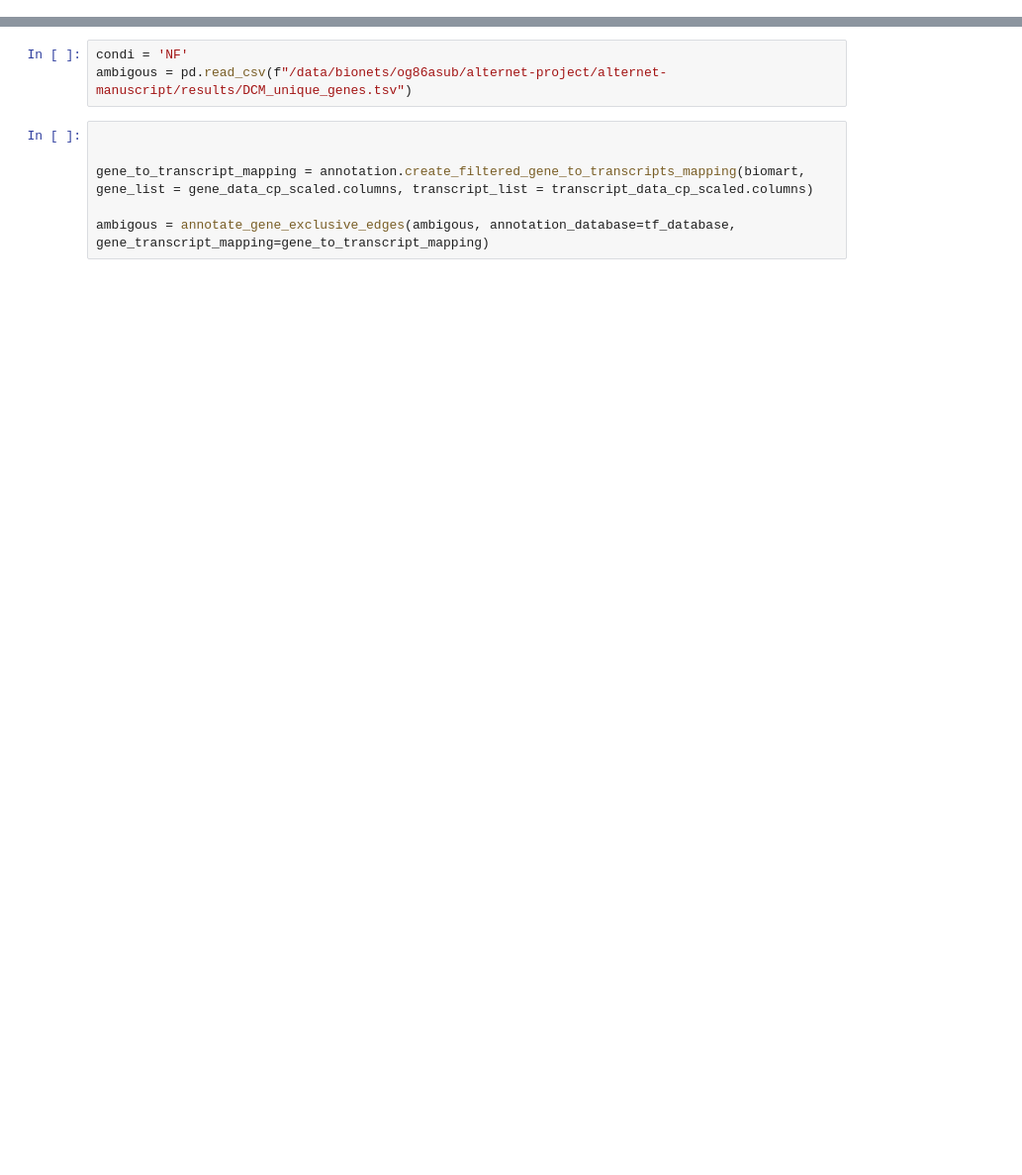
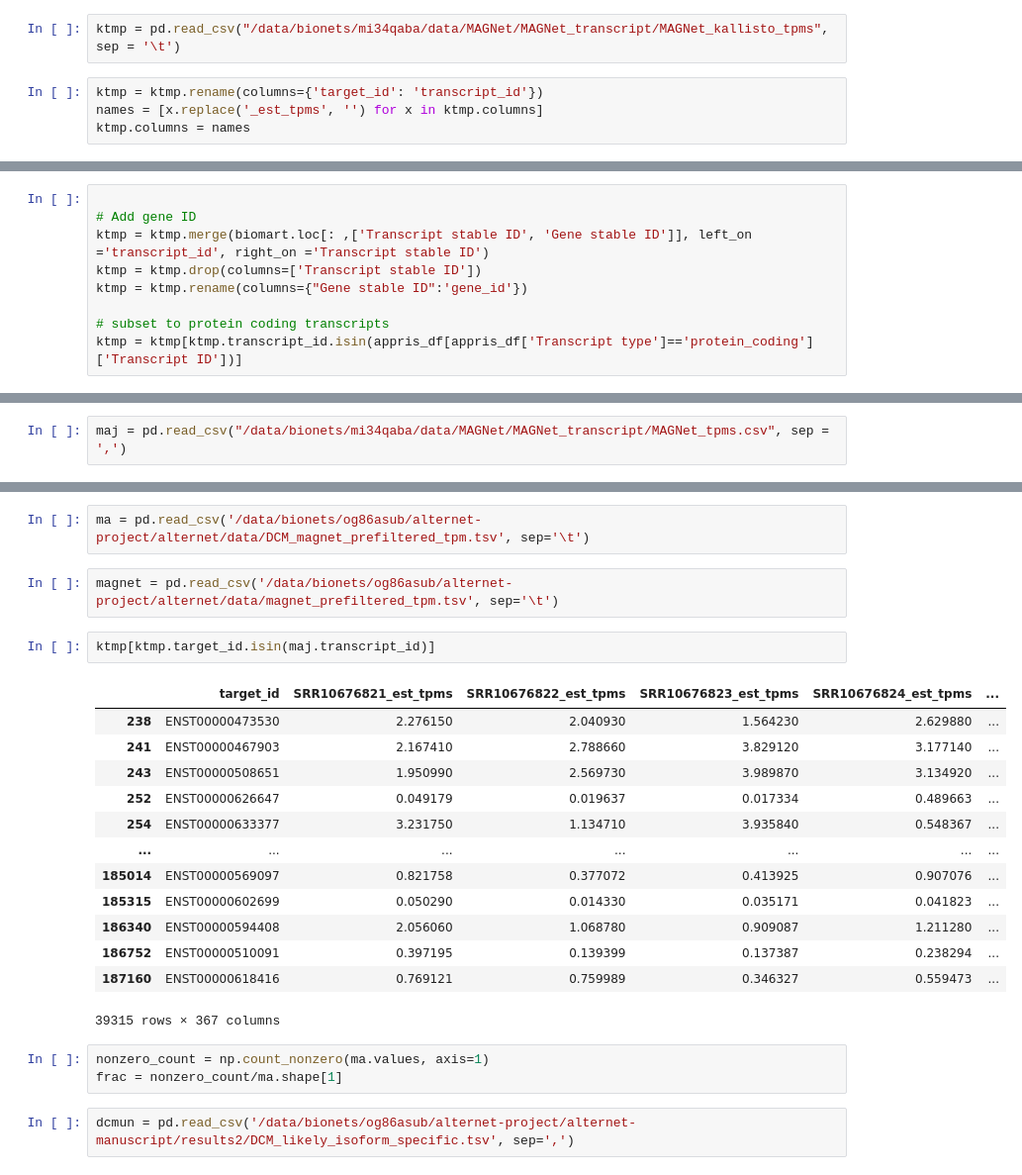
Before and after one commit to matthewdbradley/alternet_fork, a Jupyter notebook: src/alternet/tutorials/alternet_tutorial.ipynb, the cells around one changed output, grey strips where cells are left out. Shown at 99% size. Drawn from its saved outputs; the diff is of its cells as text; blank space fills up the shorter version.

Commit message:
alternet new pipeline

```diff
--- a/src/alternet/tutorials/alternet_tutorial.ipynb
+++ b/src/alternet/tutorials/alternet_tutorial.ipynb
@@ -413,0 +238,6 @@ def get_common_annotations(gene_id, transcript_ids, annotation_database):
+# %%
+ktmp = pd.read_csv("/data/bionets/mi34qaba/data/MAGNet/MAGNet_transcript/MAGNet_kallisto_tpms", sep = '\t')
+# %%
+ktmp = ktmp.rename(columns={'target_id': 'transcript_id'})
+names = [x.replace('_est_tpms', '') for x in ktmp.columns]
+ktmp.columns = names
@@ -413,0 +246,9 @@ def get_common_annotations(gene_id, transcript_ids, annotation_database):
+# %%
+
+# Add gene ID
+ktmp = ktmp.merge(biomart.loc[: ,['Transcript stable ID', 'Gene stable ID']], left_on ='transcript_id', right_on ='Transcript stable ID')
+ktmp = ktmp.drop(columns=['Transcript stable ID'])
+ktmp = ktmp.rename(columns={"Gene stable ID":'gene_id'})
+
+# subset to protein coding transcripts
+ktmp = ktmp[ktmp.transcript_id.isin(appris_df[appris_df['Transcript type']=='protein_coding']['Transcript ID'])]
@@ -413,0 +286,2 @@ def get_common_annotations(gene_id, transcript_ids, annotation_database):
+# %%
+maj = pd.read_csv("/data/bionets/mi34qaba/data/MAGNet/MAGNet_transcript/MAGNet_tpms.csv", sep = ',')
@@ -414,9 +304,25 @@ def get_common_annotations(gene_id, transcript_ids, annotation_database):
+# %%
+ma = pd.read_csv('/data/bionets/og86asub/alternet-project/alternet/data/DCM_magnet_prefiltered_tpm.tsv', sep='\t')
+# %%
+magnet = pd.read_csv('/data/bionets/og86asub/alternet-project/alternet/data/magnet_prefiltered_tpm.tsv', sep='\t')
+# %%
+ktmp[ktmp.target_id.isin(maj.transcript_id)]
+# %% [output]
+|  | target_id | SRR10676821_est_tpms | SRR10676822_est_tpms | SRR10676823_est_tpms | SRR10676824_est_tpms | ... |
+| 238 | ENST00000473530 | 2.276150 | 2.040930 | 1.564230 | 2.629880 | ... |
+| 241 | ENST00000467903 | 2.167410 | 2.788660 | 3.829120 | 3.177140 | ... |
+| 243 | ENST00000508651 | 1.950990 | 2.569730 | 3.989870 | 3.134920 | ... |
+| 252 | ENST00000626647 | 0.049179 | 0.019637 | 0.017334 | 0.489663 | ... |
+| 254 | ENST00000633377 | 3.231750 | 1.134710 | 3.935840 | 0.548367 | ... |
+| ... | ... | ... | ... | ... | ... | ... |
+| 185014 | ENST00000569097 | 0.821758 | 0.377072 | 0.413925 | 0.907076 | ... |
+| 185315 | ENST00000602699 | 0.050290 | 0.014330 | 0.035171 | 0.041823 | ... |
+| 186340 | ENST00000594408 | 2.056060 | 1.068780 | 0.909087 | 1.211280 | ... |
+| 186752 | ENST00000510091 | 0.397195 | 0.139399 | 0.137387 | 0.238294 | ... |
+| 187160 | ENST00000618416 | 0.769121 | 0.759989 | 0.346327 | 0.559473 | ... |
+39315 rows × 367 columns
+# %%
+nonzero_count = np.count_nonzero(ma.values, axis=1)
+frac = nonzero_count/ma.shape[1]
 # %%
-condi = 'NF'
-ambigous = pd.read_csv(f"/data/bionets/og86asub/alternet-project/alternet-manuscript/results/DCM_unique_genes.tsv")
+dcmun = pd.read_csv('/data/bionets/og86asub/alternet-project/alternet-manuscript/results2/DCM_likely_isoform_specific.tsv', sep=',')
-# %%
-
-
-gene_to_transcript_mapping = annotation.create_filtered_gene_to_transcripts_mapping(biomart, gene_list = gene_data_cp_scaled.columns, transcript_list = transcript_data_cp_scaled.columns)
-
-ambigous = annotate_gene_exclusive_edges(ambigous, annotation_database=tf_database, gene_transcript_mapping=gene_to_transcript_mapping)
```
Also changed, not shown: parts of 22 cells of this notebook, 4 other files.
